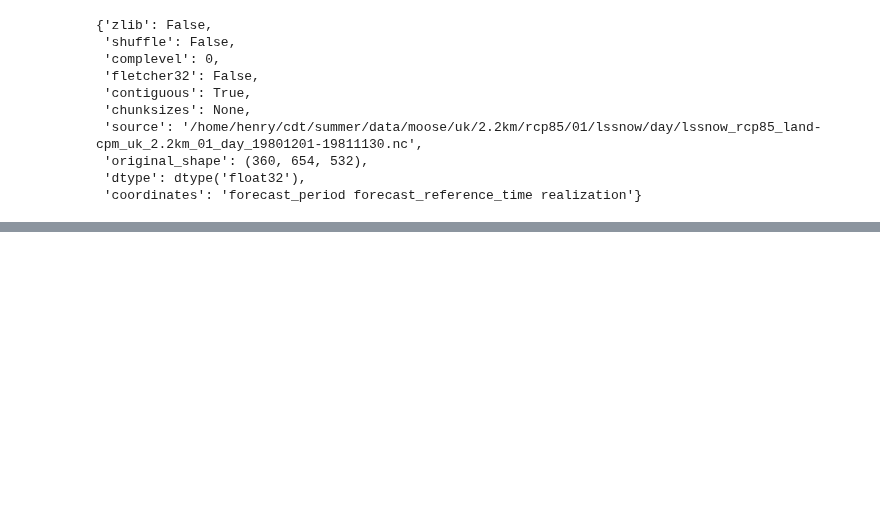
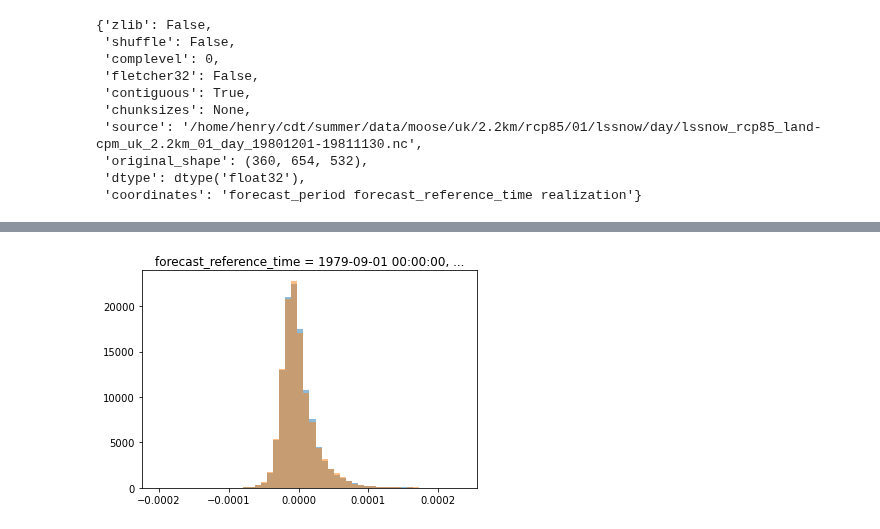
Before and after one commit to henryaddison/ml-downscaling-emulation, a Jupyter notebook: notebooks/learning/regridding-adventures.ipynb, the cells around one changed output, grey strips where cells are left out. Cells and saved outputs as stored; diff of their text form; code cells hidden in the pictures; blank space fills up the shorter version.

```diff
--- a/notebooks/learning/regridding-adventures.ipynb
+++ b/notebooks/learning/regridding-adventures.ipynb
@@ -252,0 +328,25 @@ AttributeError: 'Dataset' object has no attribute 'clone'
+# %%
+vort_da = mpcalc.vorticity(xwind_regridded_da, ywind_regridded_da)
+# %%
+coarsened_xwind = xwind_cpm['x_wind'].coarsen(grid_longitude=27, grid_latitude=27, boundary='trim').mean()
+coarsened_ywind = ywind_cpm['y_wind'].coarsen(grid_longitude=27, grid_latitude=27, boundary='trim').mean()
+dx, dy =  mpcalc.lat_lon_grid_deltas(coarsened_xwind.grid_longitude.values, coarsened_xwind.grid_latitude.values)
+# make sure grid deltas broadcast properly over time dimension - https://stackoverflow.com/a/55012247
+dx = dx[None, None, :]
+dy = dy[None, None, :]
+vort_cpm_grid_da = mpcalc.vorticity(coarsened_xwind, coarsened_ywind, dx=dx, dy=dy)
+# vort_cpm_grid_da.isel(time=0, pressure=1).plot(vmin=-0.0001, vmax=0.0001)
+# %%
+vort_gcm_src_cube = vort_da.to_iris()
+vort_gcm_src_cube.coords('latitude')[0].coord_system = iris.coord_systems.GeogCS(xwind_cpm["rotated_latitude_longitude"].attrs['earth_radius'])
+vort_gcm_src_cube.coords('longitude')[0].coord_system = iris.coord_systems.GeogCS(xwind_cpm["rotated_latitude_longitude"].attrs['earth_radius'])
+coarsened_xwind_cube = coarsened_xwind.to_iris()
+coarsened_xwind_cube.coords(src_lon_name)[0].coord_system = src_coord_sys
+coarsened_xwind_cube.coords(src_lat_name)[0].coord_system = src_coord_sys
+vort_reregridded_da = xr.DataArray.from_iris(scheme.regridder(vort_gcm_src_cube, coarsened_xwind_cube)(vort_gcm_src_cube))
+# %%
+_, bins, _ = vort_cpm_grid_da.plot(density=True, alpha=0.5, bins=50)
+_ = vort_reregridded_da.plot(density=True, alpha=0.5, bins=bins)
+# vort_da.sel(latitude=slice(46,60), longitude=slice(348, 360)).plot(density=True, alpha=0.3, bins=bins)
+# %% [output]
+[figure, added]
```
Also changed, not shown: parts of 24 cells of this notebook.
